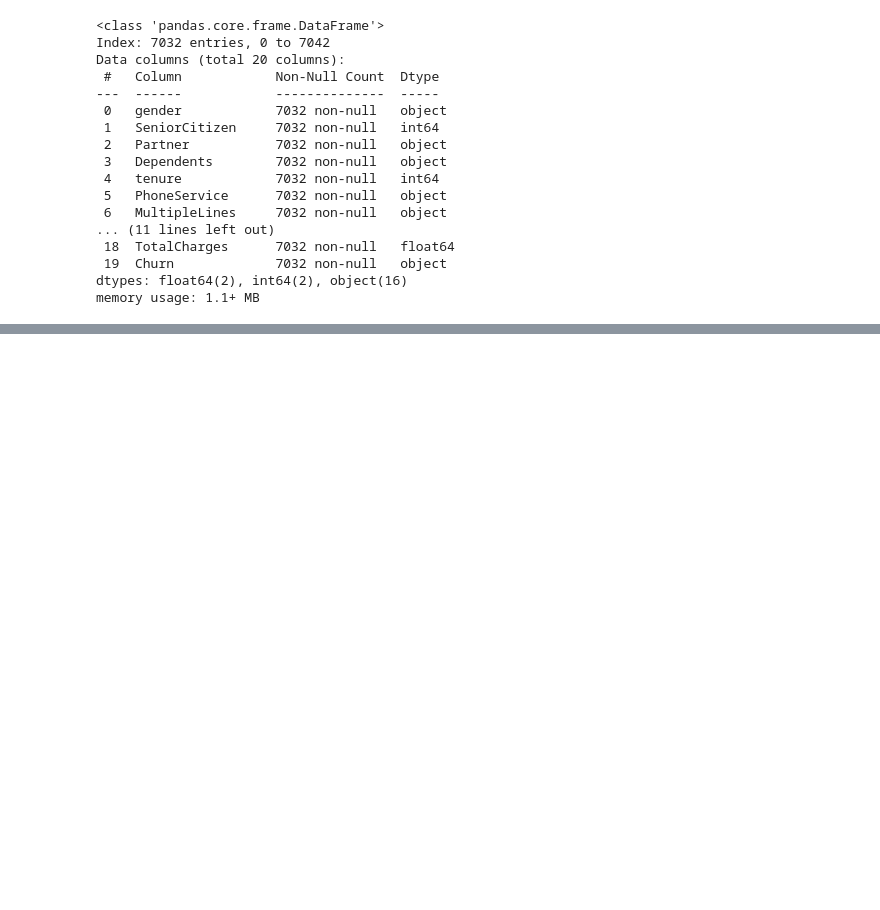
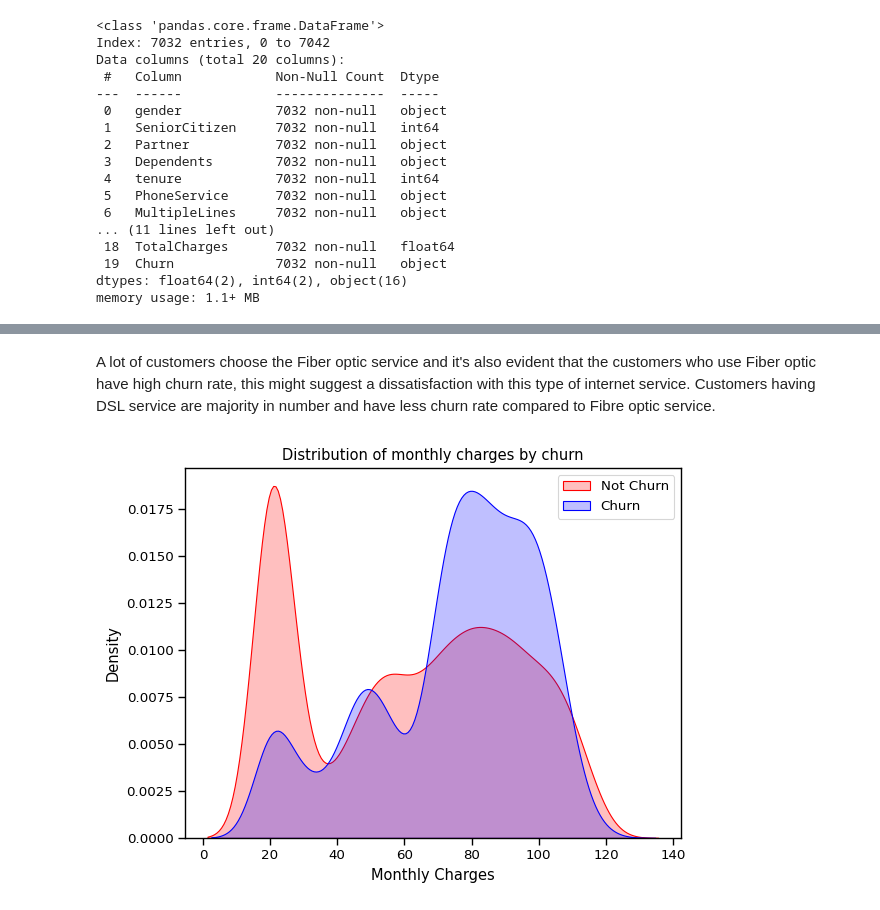
Before and after one commit to HGSChandeepa/ML-Projects, a Jupyter notebook: Customer Churn Prediction/main.ipynb, the cells around one changed output, grey strips where cells are left out. Drawn from its saved outputs; the diff is of its cells as text; code cells hidden in the pictures; blank space fills up the shorter version.

```diff
--- a/Customer Churn Prediction/main.ipynb
+++ b/Customer Churn Prediction/main.ipynb
@@ -229,0 +247,3 @@ memory usage: 1.1+ MB
+# %%
+df["SeniorCitizen"]= df["SeniorCitizen"].map({0: "No", 1: "Yes"})
+df.head()
@@ -229,0 +551,3 @@ memory usage: 1.1+ MB
+# %% [markdown]
+A lot of customers choose the Fiber optic service and it's also evident that the customers who use Fiber optic have high churn rate, this might suggest a dissatisfaction with this type of internet service.
+Customers having DSL service are majority in number and have less churn rate compared to Fibre optic service.
@@ -229,0 +564,12 @@ memory usage: 1.1+ MB
+# %%
+sns.set_context("paper",font_scale=1.1)
+ax = sns.kdeplot(df.MonthlyCharges[(df["Churn"] == 'No') ],
+                color="Red", shade = True);
+ax = sns.kdeplot(df.MonthlyCharges[(df["Churn"] == 'Yes') ],
+                ax =ax, color="Blue", shade= True);
+ax.legend(["Not Churn","Churn"],loc='upper right');
+ax.set_ylabel('Density');
+ax.set_xlabel('Monthly Charges');
+ax.set_title('Distribution of monthly charges by churn');
+# %% [output]
+[figure, added]
```
Also changed, not shown: parts of 72 cells of this notebook.
